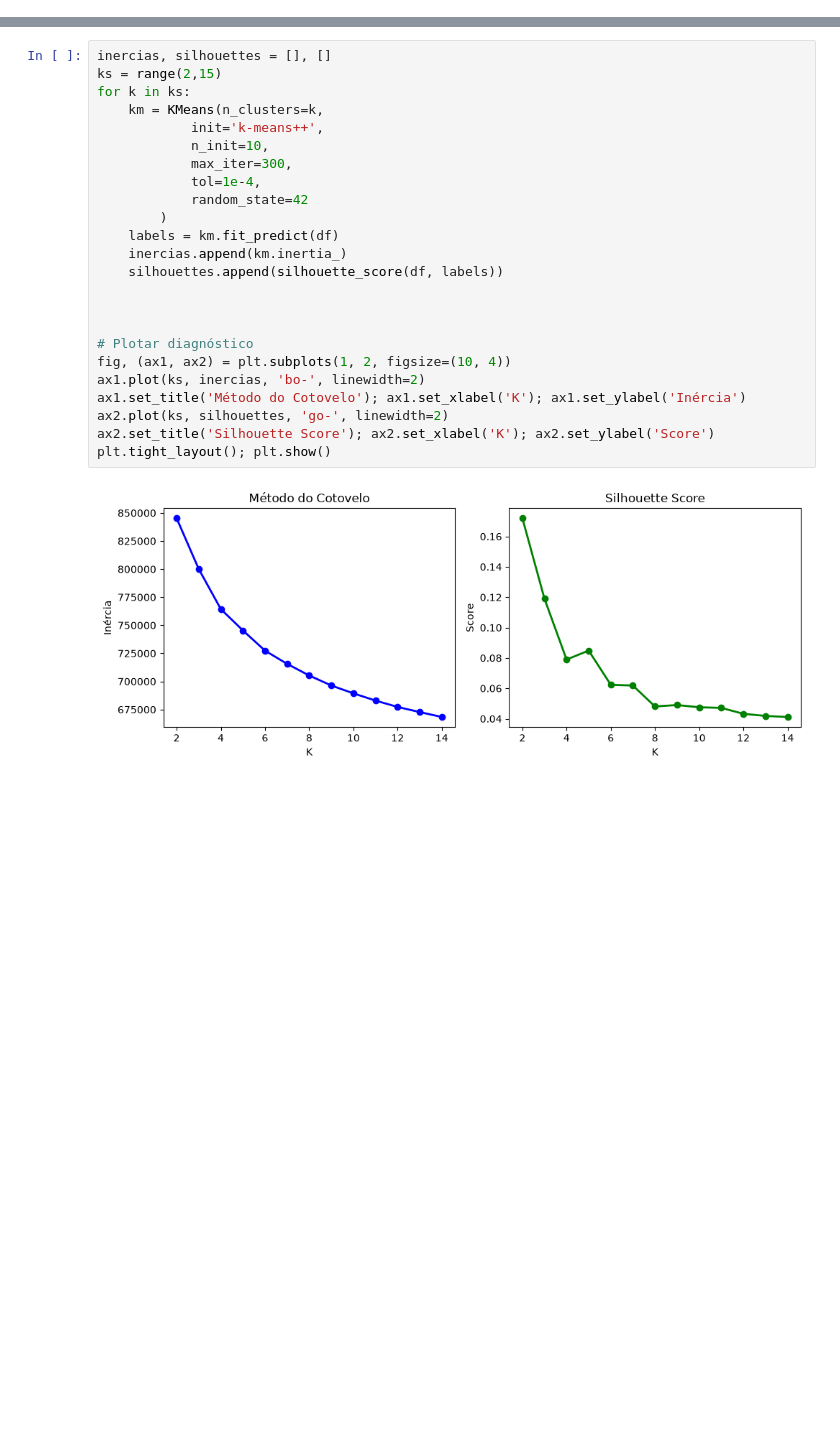
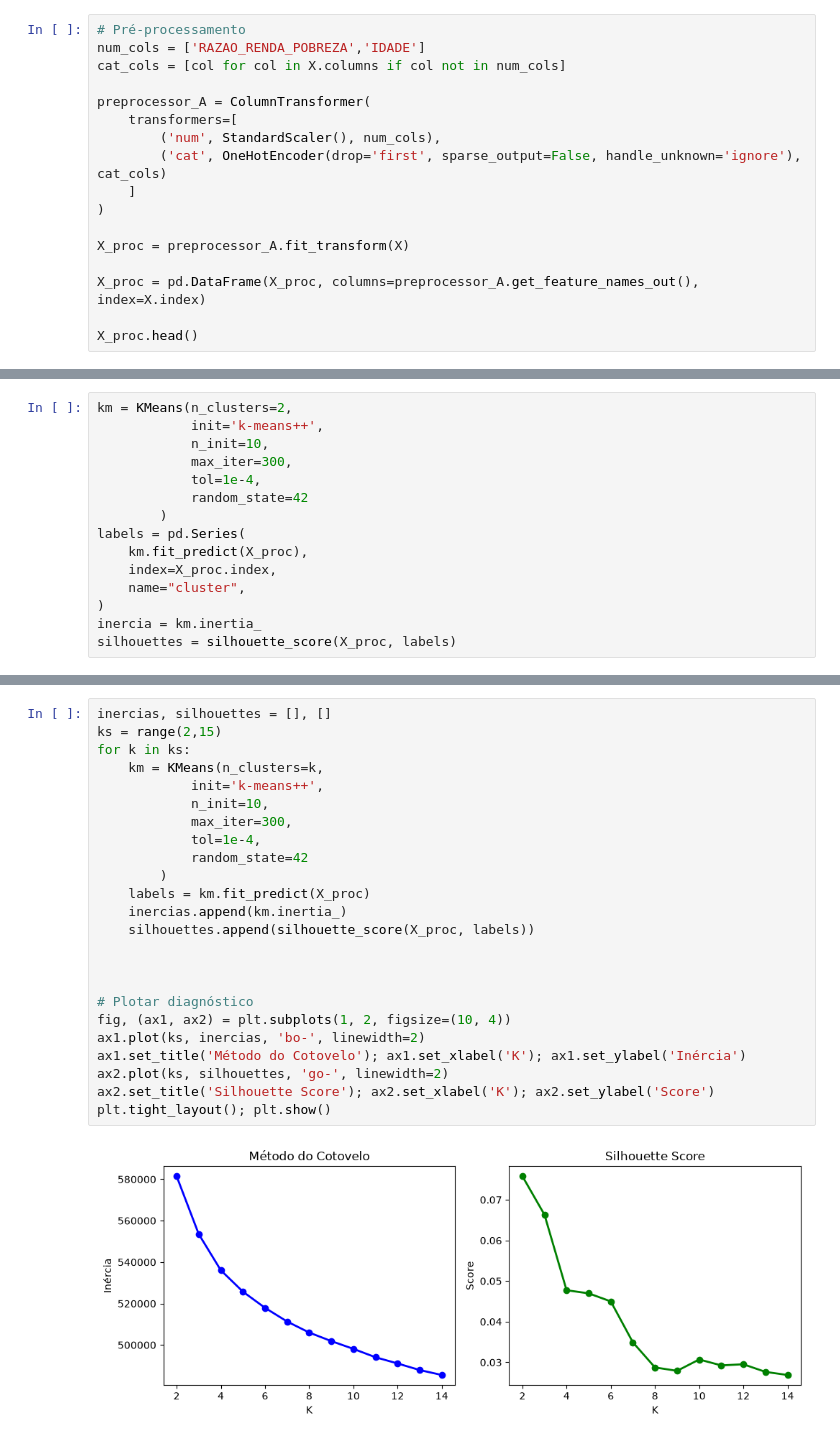
Before and after one commit to JulioSamuelOliveira/saudemental, a Jupyter notebook: 5-Kmeans/K_means.ipynb, the cells around one changed output, grey strips where cells are left out. Saved outputs shown, nothing was run; the diff lists cells and outputs as text; blank space fills up the shorter version.

Commit message:
Pushing atualização K-means para 4 clusters e adicionando a coluna de idade no pré-processamento.

```diff
--- a/5-Kmeans/K_means.ipynb
+++ b/5-Kmeans/K_means.ipynb
@@ -86,0 +48,17 @@ Name: count, dtype: int64
+# %%
+# Pré-processamento
+num_cols = ['RAZAO_RENDA_POBREZA','IDADE']
+cat_cols = [col for col in X.columns if col not in num_cols]
+
+preprocessor_A = ColumnTransformer(
+    transformers=[
+        ('num', StandardScaler(), num_cols),
+        ('cat', OneHotEncoder(drop='first', sparse_output=False, handle_unknown='ignore'), cat_cols)
+    ]
+)
+
+X_proc = preprocessor_A.fit_transform(X)
+
+X_proc = pd.DataFrame(X_proc, columns=preprocessor_A.get_feature_names_out(), index=X.index)
+
+X_proc.head()
@@ -86,0 +74,15 @@ Name: count, dtype: int64
+# %%
+km = KMeans(n_clusters=2,
+            init='k-means++',
+            n_init=10,
+            max_iter=300,
+            tol=1e-4,
+            random_state=42
+        )
+labels = pd.Series(
+    km.fit_predict(X_proc),
+    index=X_proc.index,
+    name="cluster",
+)
+inercia = km.inertia_
+silhouettes = silhouette_score(X_proc, labels)
@@ -87,26 +136,26 @@ Name: count, dtype: int64
 # %%
 inercias, silhouettes = [], []
 ks = range(2,15)
 for k in ks:
     km = KMeans(n_clusters=k,
             init='k-means++',
             n_init=10,
             max_iter=300,
             tol=1e-4,
             random_state=42
         )
-    labels = km.fit_predict(df)
+    labels = km.fit_predict(X_proc)
     inercias.append(km.inertia_)
-    silhouettes.append(silhouette_score(df, labels))
+    silhouettes.append(silhouette_score(X_proc, labels))
 
 
 
 # Plotar diagnóstico
 fig, (ax1, ax2) = plt.subplots(1, 2, figsize=(10, 4))
 ax1.plot(ks, inercias, 'bo-', linewidth=2)
 ax1.set_title('Método do Cotovelo'); ax1.set_xlabel('K'); ax1.set_ylabel('Inércia')
 ax2.plot(ks, silhouettes, 'go-', linewidth=2)
 ax2.set_title('Silhouette Score'); ax2.set_xlabel('K'); ax2.set_ylabel('Score')
 plt.tight_layout(); plt.show()
 # %% [output]
-[figure, old version]
+[figure, new version]
```
Also changed, not shown: parts of 8 cells of this notebook, 1 other file.
